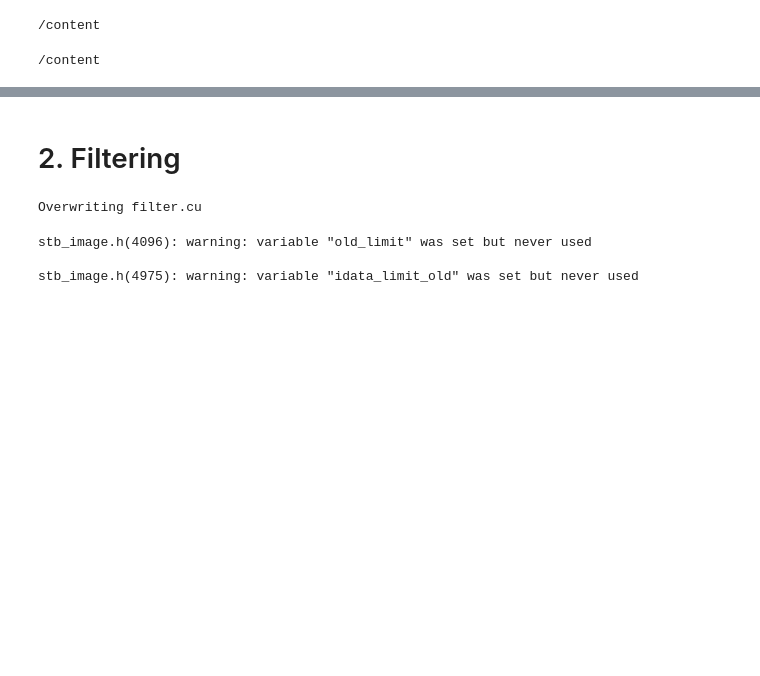
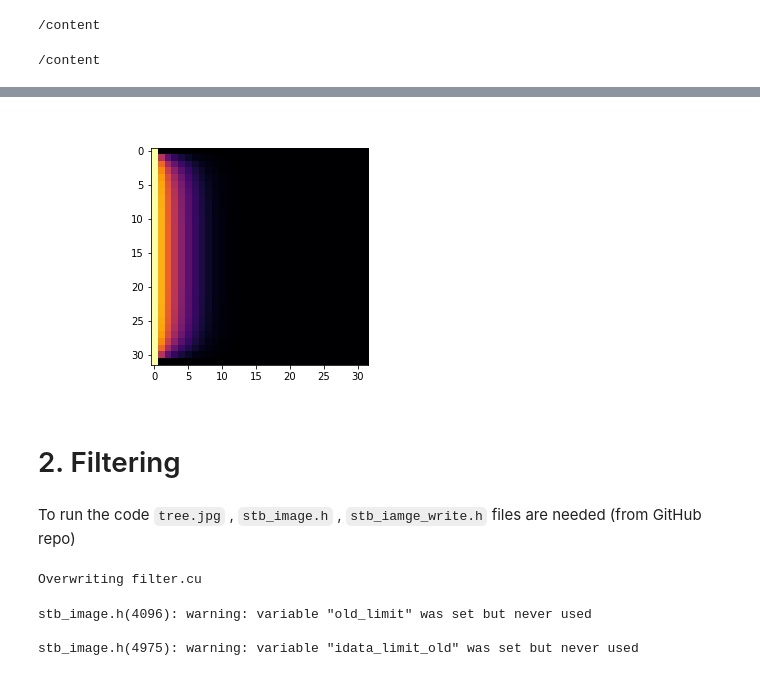
Before and after one commit to nikuznetsov/HPC_course_2022, a Jupyter notebook: HW4/CUDA_HW.ipynb, the cells around one changed output, grey strips where cells are left out. Saved outputs shown, nothing was run; the diff lists cells and outputs as text; code cells hidden in the pictures; blank space fills up the shorter version.

Commit message:
Laplace equation program added

```diff
--- a/HW4/CUDA_HW.ipynb
+++ b/HW4/CUDA_HW.ipynb
@@ -75,5 +182,11 @@ Wed May  4 17:59:24 2022
+# %%
+Image(open('animation_laplace.gif','rb').read())
+# %% [output]
+[figure, added]
 # %% [markdown]
 # 2. Filtering
+# %% [markdown]
+To run the code `tree.jpg` , `stb_image.h` , `stb_iamge_write.h` files are needed (from GitHub repo)
 # %%
 %%writefile filter.cu
 
```
Also changed, not shown: parts of 10 cells of this notebook.
